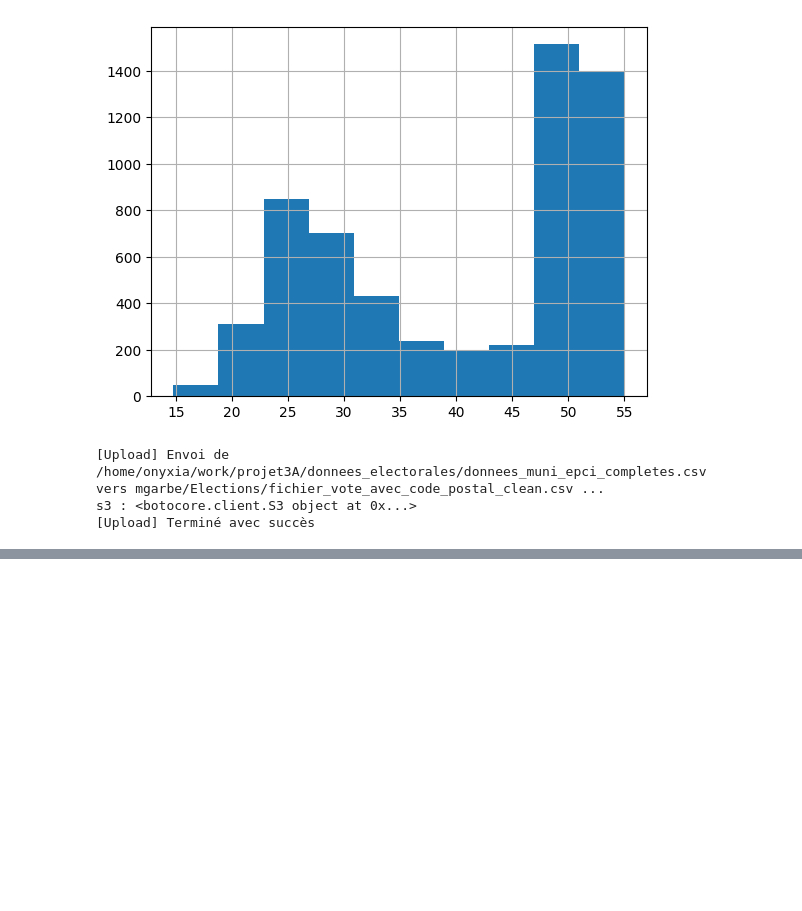
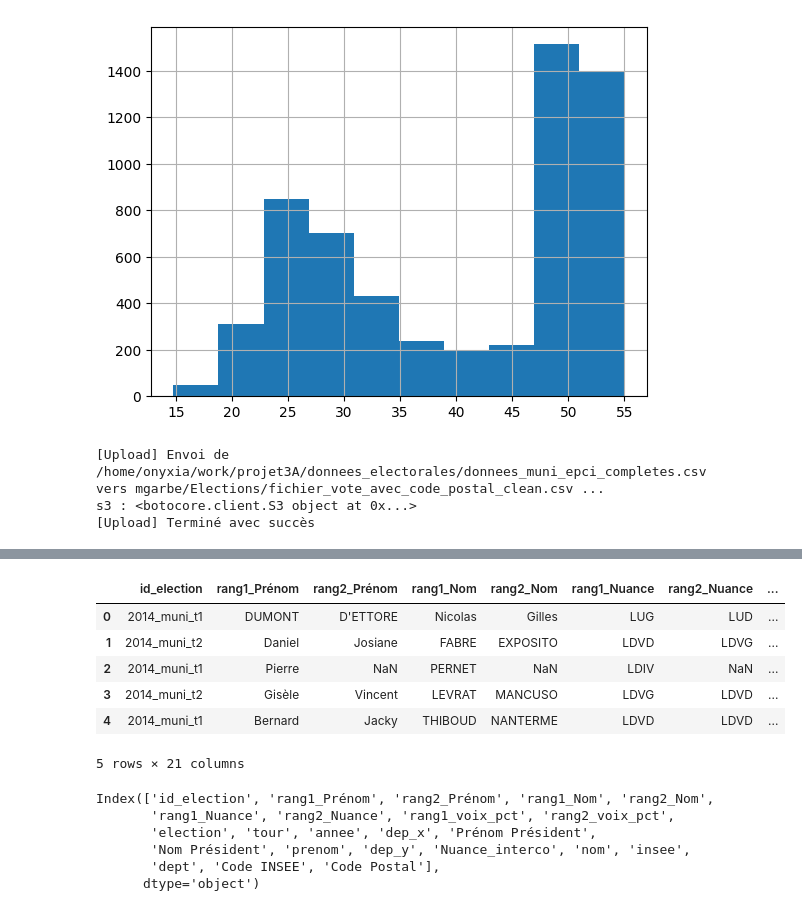
Before and after one commit to xdalp/projet3A, a Jupyter notebook: vote.ipynb, the cells around one changed output, grey strips where cells are left out. Cells and saved outputs as stored; diff of their text form; code cells hidden in the pictures; blank space fills up the shorter version.

Commit message:
ajout fichier duel municipales

```diff
--- a/vote.ipynb
+++ b/vote.ipynb
@@ -742,0 +746,32 @@ s3 : <botocore.client.S3 object at 0x...>
+# %%
+duel_maires_toutes_annees = (donnees_muni_wide
+                    .assign(annee = lambda d : d["id_election"].str[0:4])
+                    .assign(dep = lambda d : d["ident_election_ville"].str[0:2]))
+
+
+duel_maires = duel_maires_toutes_annees[(duel_maires_toutes_annees['annee']!= "2008")]
+duel_maires_avec_comm = pd.merge(
+                            duel_maires,
+                            donnees_dep_avec_nuance_pour_muni,
+                            how = 'left',
+                            left_on = ['annee','ident_election_ville'],
+                            right_on = ['annee','insee']
+                            )
+
+duel_maires_avec_comm.drop(inplace=True, columns = ['ident_election_ville','Région siège', 'Département siège', 'Arrondissement siège',
+       'Commune siège', 'N° SIREN', 'Nom du groupement', 'Nature juridique',
+       'Syndicat à la carte', 'Groupement interdépartemental',
+       'Date de création', "Date d'effet", 'Mode de répartition des sièges',
+       'Autre mode de répartition des sièges', 'Nombre de membres',
+       'Population', 'Nombre de compétences exercées', 'Mode de financement',
+       'Civilité Président', 'siren', 'siren_membre',"raison_sociale"])
+# %%
+duel_maires_avec_comm.head()
+# %% [output]
+|  | id_election | rang1_Prénom | rang2_Prénom | rang1_Nom | rang2_Nom | rang1_Nuance | rang2_Nuance | ... |
+| 0 | 2014_muni_t1 | DUMONT | D'ETTORE | Nicolas | Gilles | LUG | LUD | ... |
+| 1 | 2014_muni_t2 | Daniel | Josiane | FABRE | EXPOSITO | LDVD | LDVG | ... |
+| 2 | 2014_muni_t1 | Pierre | NaN | PERNET | NaN | LDIV | NaN | ... |
+| 3 | 2014_muni_t2 | Gisèle | Vincent | LEVRAT | MANCUSO | LDVG | LDVD | ... |
+| 4 | 2014_muni_t1 | Bernard | Jacky | THIBOUD | NANTERME | LDVD | LDVD | ... |
+5 rows × 21 columns
@@ -742,0 +785,9 @@ s3 : <botocore.client.S3 object at 0x...>
+# %%
+duel_maires_avec_comm_et_code_postal_wide.columns
+# %% [output]
+Index(['id_election', 'rang1_Prénom', 'rang2_Prénom', 'rang1_Nom', 'rang2_Nom',
+       'rang1_Nuance', 'rang2_Nuance', 'rang1_voix_pct', 'rang2_voix_pct',
+       'election', 'tour', 'annee', 'dep_x', 'Prénom Président',
+       'Nom Président', 'prenom', 'dep_y', 'Nuance_interco', 'nom', 'insee',
+       'dept', 'Code INSEE', 'Code Postal'],
+      dtype='object')
```
Also changed, not shown: parts of 9 cells of this notebook, 1 other file.
